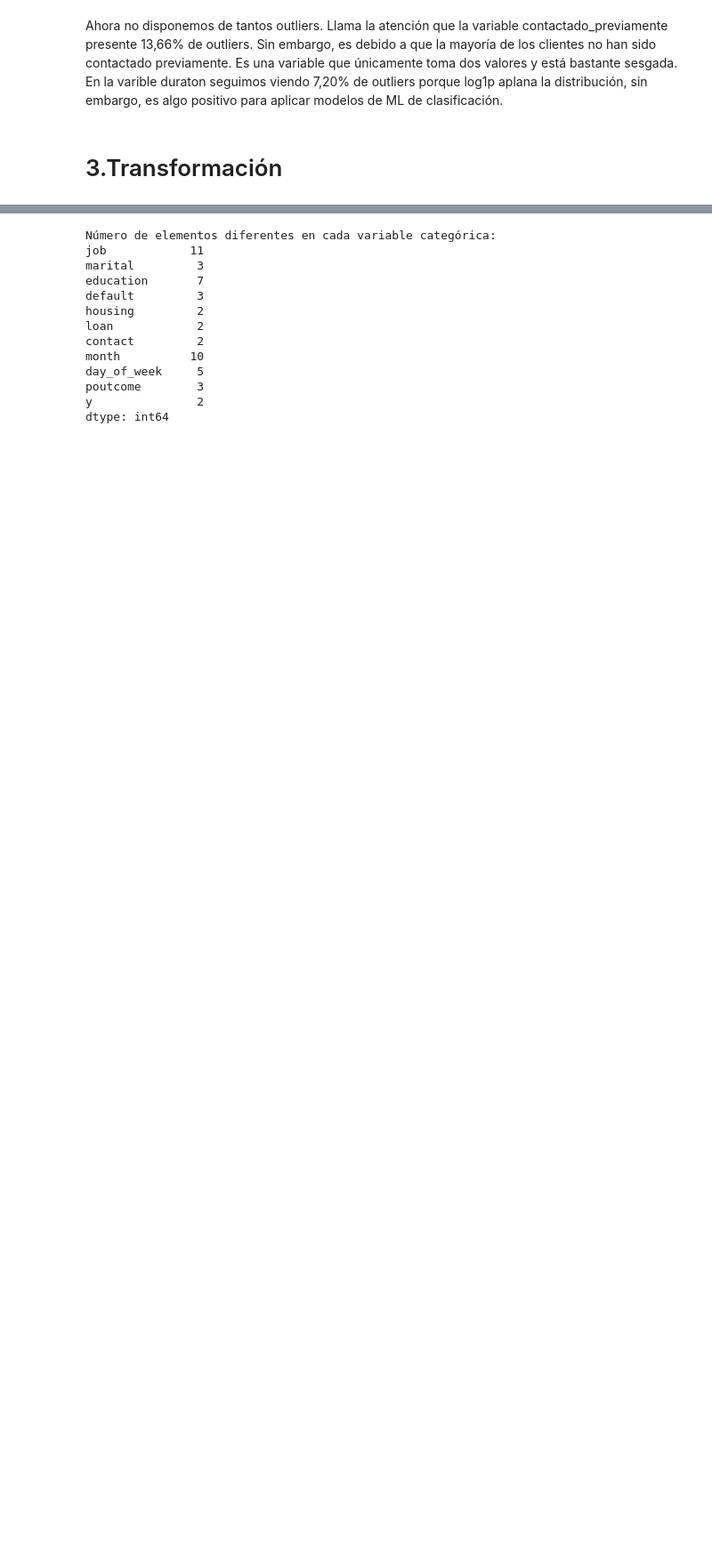
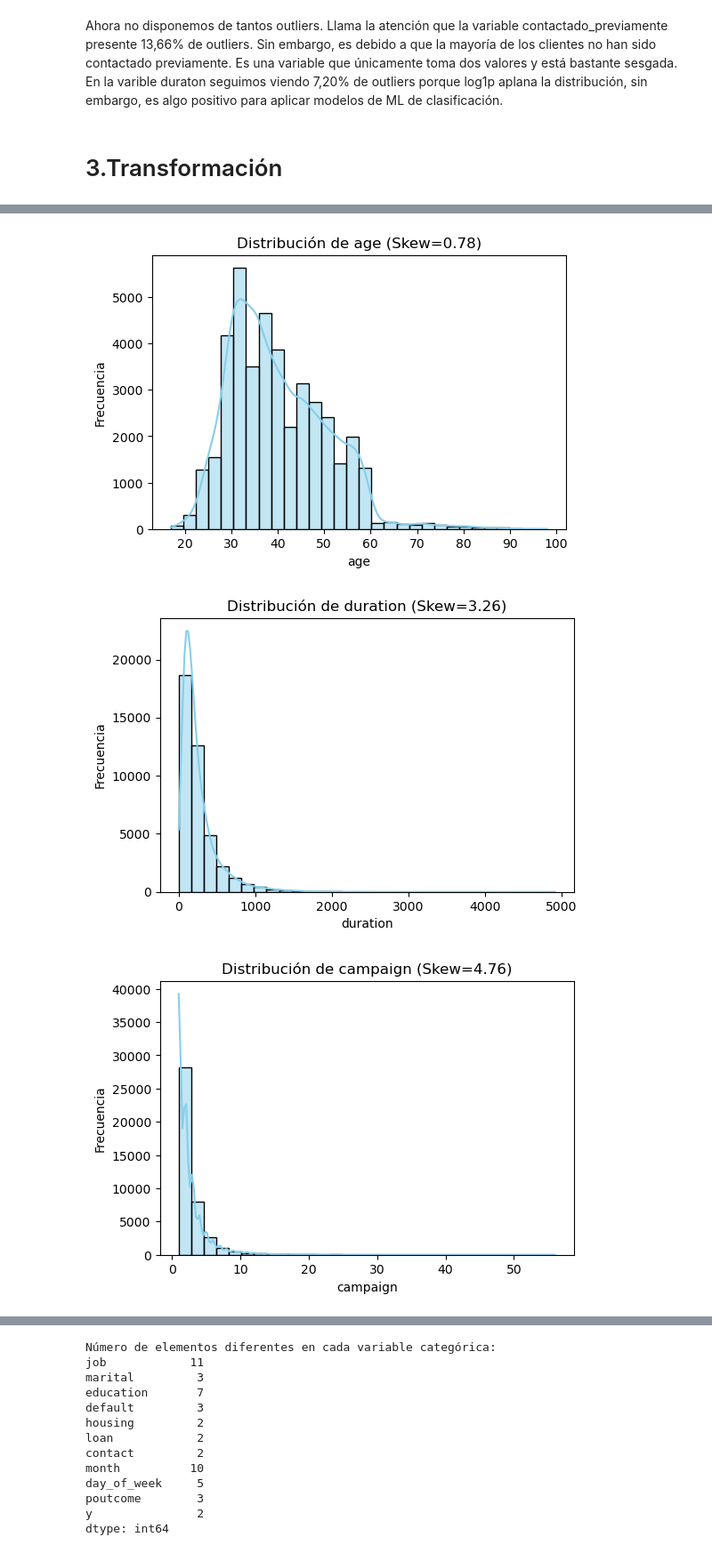
Before and after one commit to Victor-Marcos/Data-mining, a Jupyter notebook: Tarea.ipynb, the cells around one changed output, grey strips where cells are left out. Shown at 89% size. Saved outputs shown, nothing was run; the diff lists cells and outputs as text; code cells hidden in the pictures; blank space fills up the shorter version.

```diff
--- a/Tarea.ipynb
+++ b/Tarea.ipynb
@@ -472,0 +481,8 @@ Ahora no disponemos de tantos outliers. Llama la atención que la variable conta
+# %%
+numericas = df_sin_outliers.select_dtypes(include=[float, int]).columns
+
+# Calculamos skew
+skew_valores = df_sin_outliers[numericas].skew()
+
+# Mostramos solo las que tienen skew alto
+print(skew_valores[skew_valores.abs() > 0.5])
@@ -472,0 +501,14 @@ Ahora no disponemos de tantos outliers. Llama la atención que la variable conta
+# %%
+import seaborn as sns
+# Creamos gráficos para cada variable
+for col in numericas:
+    plt.figure(figsize=(6,4))
+    sns.histplot(df_sin_outliers[col], kde=True, bins=30, color='skyblue')
+    plt.title(f'Distribución de {col} (Skew={df_sin_outliers[col].skew():.2f})')
+    plt.xlabel(col)
+    plt.ylabel('Frecuencia')
+    plt.show()
+# %% [output]
+[figure, added]
+[figure, added]
+[figure, added]
```
Also changed, not shown: parts of 30 cells of this notebook.
